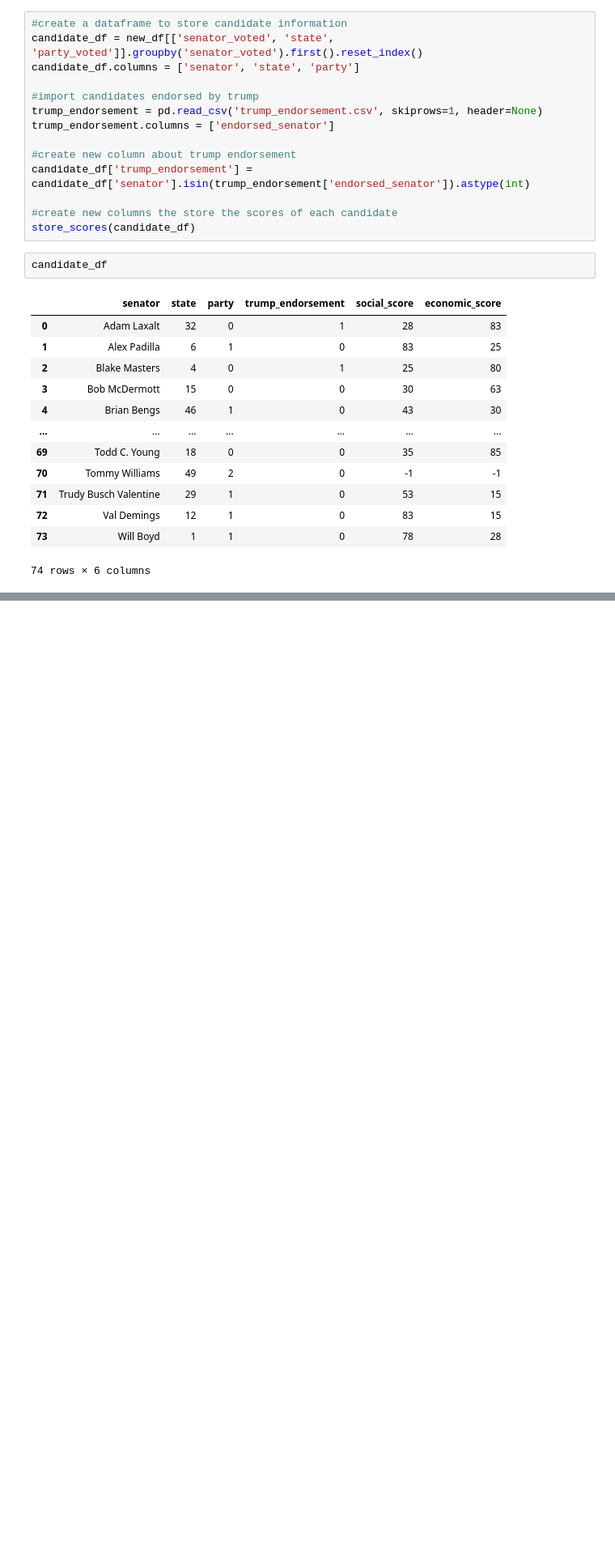
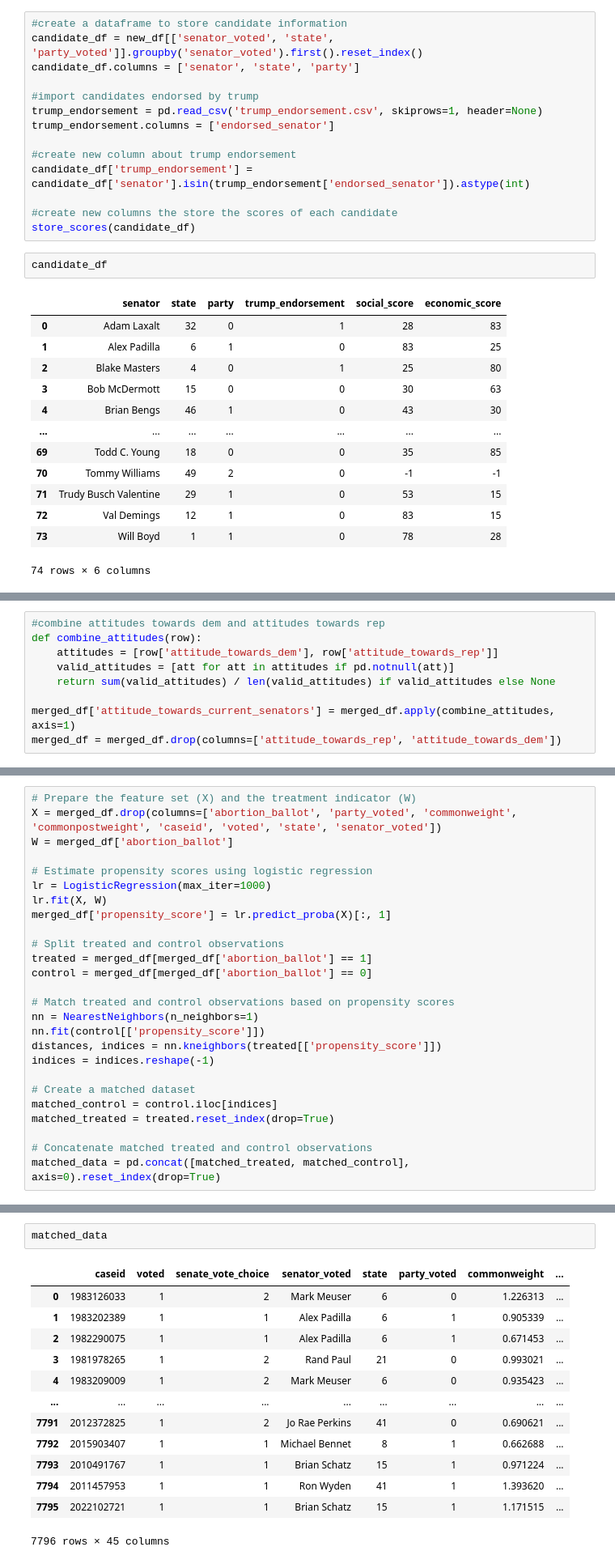
Before and after one commit to macs30200-s23/replication-materials-yuanninghuang, a Jupyter notebook: draft.ipynb, the cells around one changed output, grey strips where cells are left out. Shown at 81% size. Saved outputs shown, nothing was run; the diff lists cells and outputs as text; blank space fills up the shorter version.

```diff
--- a/draft.ipynb
+++ b/draft.ipynb
@@ -302,0 +291,9 @@ merged_df
+# %%
+#combine attitudes towards dem and attitudes towards rep
+def combine_attitudes(row):
+    attitudes = [row['attitude_towards_dem'], row['attitude_towards_rep']]
+    valid_attitudes = [att for att in attitudes if pd.notnull(att)]
+    return sum(valid_attitudes) / len(valid_attitudes) if valid_attitudes else None
+
+merged_df['attitude_towards_current_senators'] = merged_df.apply(combine_attitudes, axis=1)
+merged_df = merged_df.drop(columns=['attitude_towards_rep', 'attitude_towards_dem'])
@@ -302,0 +347,26 @@ merged_df
+# %%
+# Prepare the feature set (X) and the treatment indicator (W)
+X = merged_df.drop(columns=['abortion_ballot', 'party_voted', 'commonweight', 'commonpostweight', 'caseid', 'voted', 'state', 'senator_voted'])
+W = merged_df['abortion_ballot']
+
+# Estimate propensity scores using logistic regression
+lr = LogisticRegression(max_iter=1000)
+lr.fit(X, W)
+merged_df['propensity_score'] = lr.predict_proba(X)[:, 1]
+
+# Split treated and control observations
+treated = merged_df[merged_df['abortion_ballot'] == 1]
+control = merged_df[merged_df['abortion_ballot'] == 0]
+
+# Match treated and control observations based on propensity scores
+nn = NearestNeighbors(n_neighbors=1)
+nn.fit(control[['propensity_score']])
+distances, indices = nn.kneighbors(treated[['propensity_score']])
+indices = indices.reshape(-1)
+
+# Create a matched dataset
+matched_control = control.iloc[indices]
+matched_treated = treated.reset_index(drop=True)
+
+# Concatenate matched treated and control observations
+matched_data = pd.concat([matched_treated, matched_control], axis=0).reset_index(drop=True)
@@ -302,0 +381,16 @@ merged_df
+# %%
+matched_data
+# %% [output]
+|  | caseid | voted | senate_vote_choice | senator_voted | state | party_voted | commonweight | ... |
+| 0 | 1983126033 | 1 | 2 | Mark Meuser | 6 | 0 | 1.226313 | ... |
+| 1 | 1983202389 | 1 | 1 | Alex Padilla | 6 | 1 | 0.905339 | ... |
+| 2 | 1982290075 | 1 | 1 | Alex Padilla | 6 | 1 | 0.671453 | ... |
+| 3 | 1981978265 | 1 | 2 | Rand Paul | 21 | 0 | 0.993021 | ... |
+| 4 | 1983209009 | 1 | 2 | Mark Meuser | 6 | 0 | 0.935423 | ... |
+| ... | ... | ... | ... | ... | ... | ... | ... | ... |
+| 7791 | 2012372825 | 1 | 2 | Jo Rae Perkins | 41 | 0 | 0.690621 | ... |
+| 7792 | 2015903407 | 1 | 1 | Michael Bennet | 8 | 1 | 0.662688 | ... |
+| 7793 | 2010491767 | 1 | 1 | Brian Schatz | 15 | 1 | 0.971224 | ... |
+| 7794 | 2011457953 | 1 | 1 | Ron Wyden | 41 | 1 | 1.393620 | ... |
+| 7795 | 2022102721 | 1 | 1 | Brian Schatz | 15 | 1 | 1.171515 | ... |
+7796 rows × 45 columns
```
Also changed, not shown: parts of 12 cells of this notebook.
